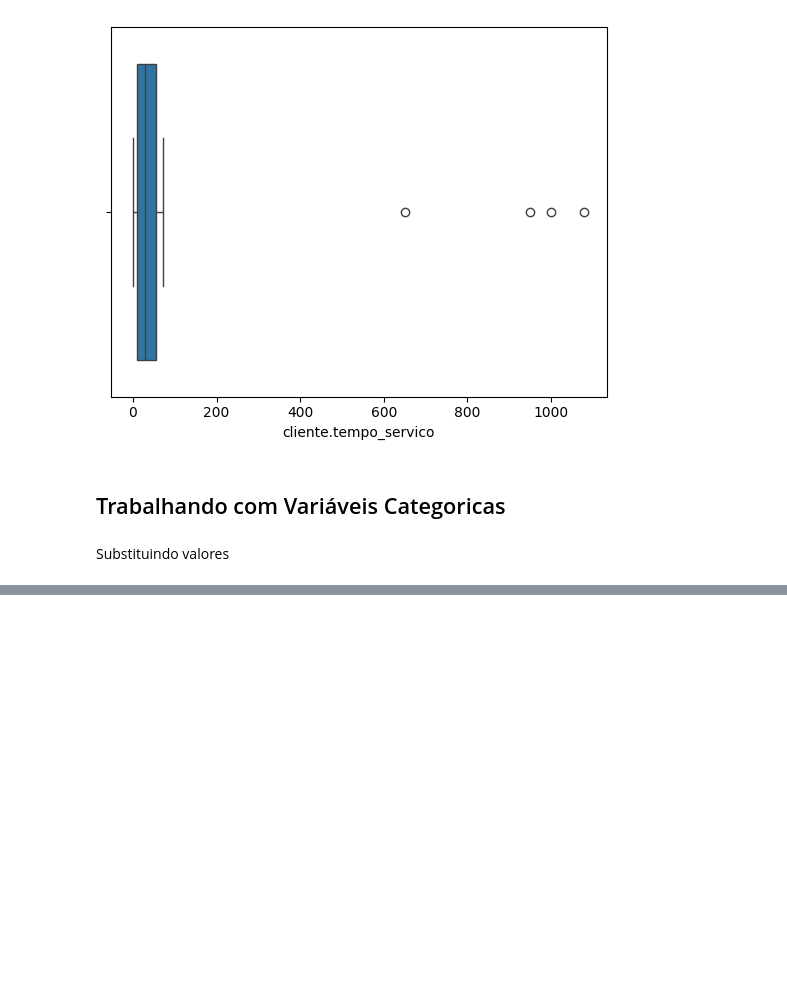
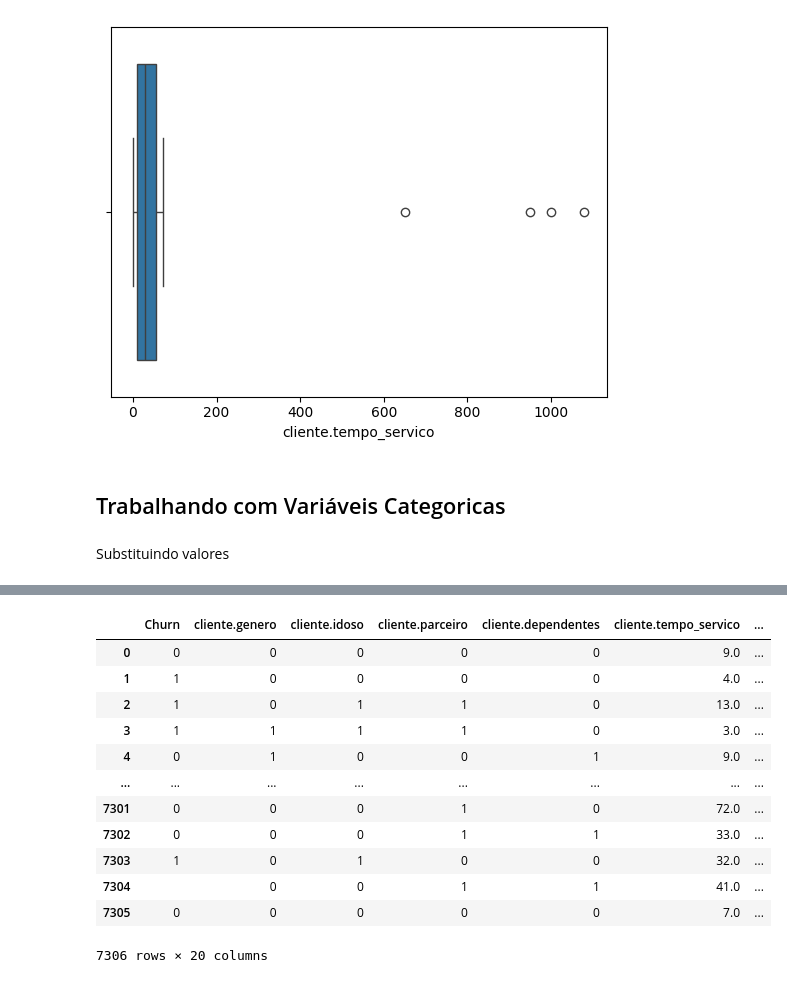
Before and after one commit to Iltonns/Estudo-e-Projetos-Alura, a Jupyter notebook: Python para Data Sciense/Pandas/Limpeza e tratamento de dados/Limpeza e tratamento de dados.ipynb, the cells around one changed output, grey strips where cells are left out. Saved outputs shown, nothing was run; the diff lists cells and outputs as text; code cells hidden in the pictures; blank space fills up the shorter version.

```diff
--- a/Python para Data Sciense/Pandas/Limpeza e tratamento de dados/Limpeza e tratamento de dados.ipynb
+++ b/Python para Data Sciense/Pandas/Limpeza e tratamento de dados/Limpeza e tratamento de dados.ipynb
@@ -771,0 +807,6 @@ df_sem_outliers
+# %%
+# Criando um novo DataFrame sem a coluna id_cliente do DataFrame sem outliers e copiando os dados
+df_sem_id = df_sem_outliers.drop('id_cliente', axis=1).copy()
+df_sem_id
+
+"""O metodo copy() do pandas é utilizado para criar uma cópia independente de um DataFrame ou Série. Isso é útil quando você deseja trabalhar com uma versão separada dos dados, sem afetar o DataFrame original. Ao usar copy(), qualquer modificação feita na cópia não afetará o DataFrame original, permitindo que você preserve os dados originais enquanto realiza operações ou análises na cópia."""
@@ -771,0 +815,8 @@ df_sem_outliers
+# %%
+# Criando um mapeamento para converter os valores categóricos (nao, sim, masculino, feminino) em numéricos
+mapeamento = {
+    'nao': 0,
+    'sim': 1,
+    'masculino': 0,
+    'feminino': 1
+}
@@ -771,0 +849,23 @@ df_sem_outliers
+# %%
+# Criando uma lista com as colunas que serão convertidas de categóricas para numéricas
+colunas = ['telefone.servico_telefone', 'Churn', 'cliente.parceiro', 'cliente.dependentes', 'conta.faturamente_eletronico', 'cliente.genero']
+# %%
+# Substituindo os valores categóricos pelas representações numéricas no DataFrame sem id_cliente
+df_sem_id[colunas] = df_sem_id[colunas].replace(mapeamento)
+df_sem_id
+
+"""O metodo replace() do pandas é utilizado para substituir valores em um DataFrame ou Série com base em um mapeamento ou uma lista de valores. Ele permite que você especifique quais valores deseja substituir e pelos quais deseja substituí-los, seja utilizando um dicionário, uma lista ou uma expressão regular. Isso é útil para limpar dados, corrigir erros ou padronizar valores em conjuntos de dados. O método retorna um novo DataFrame ou Série com os valores substituídos, a menos que o parâmetro inplace=True seja usado, o que modifica o DataFrame original diretamente."""
+# %% [output]
+|  | Churn | cliente.genero | cliente.idoso | cliente.parceiro | cliente.dependentes | cliente.tempo_servico | ... |
+| 0 | 0 | 0 | 0 | 0 | 0 | 9.0 | ... |
+| 1 | 1 | 0 | 0 | 0 | 0 | 4.0 | ... |
+| 2 | 1 | 0 | 1 | 1 | 0 | 13.0 | ... |
+| 3 | 1 | 1 | 1 | 1 | 0 | 3.0 | ... |
+| 4 | 0 | 1 | 0 | 0 | 1 | 9.0 | ... |
+| ... | ... | ... | ... | ... | ... | ... | ... |
+| 7301 | 0 | 0 | 0 | 1 | 0 | 72.0 | ... |
+| 7302 | 0 | 0 | 0 | 1 | 1 | 33.0 | ... |
+| 7303 | 1 | 0 | 1 | 0 | 0 | 32.0 | ... |
+| 7304 |  | 0 | 0 | 1 | 1 | 41.0 | ... |
+| 7305 | 0 | 0 | 0 | 0 | 0 | 7.0 | ... |
+7306 rows × 20 columns
```
Also changed, not shown: parts of 24 cells of this notebook.
